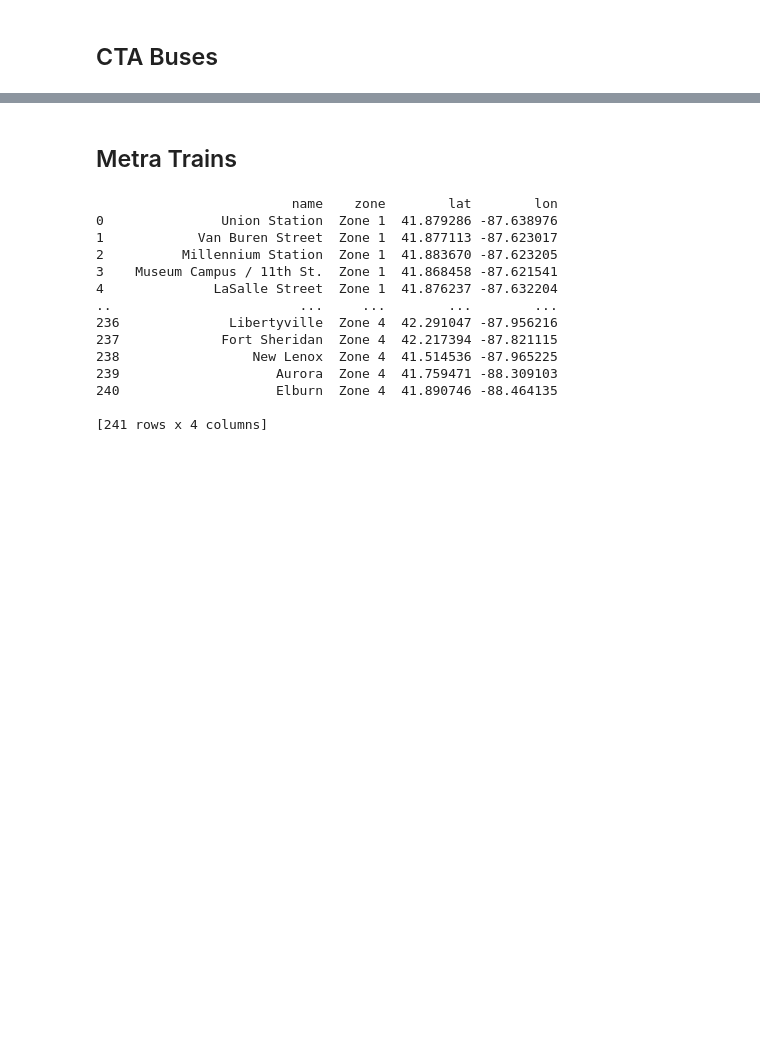
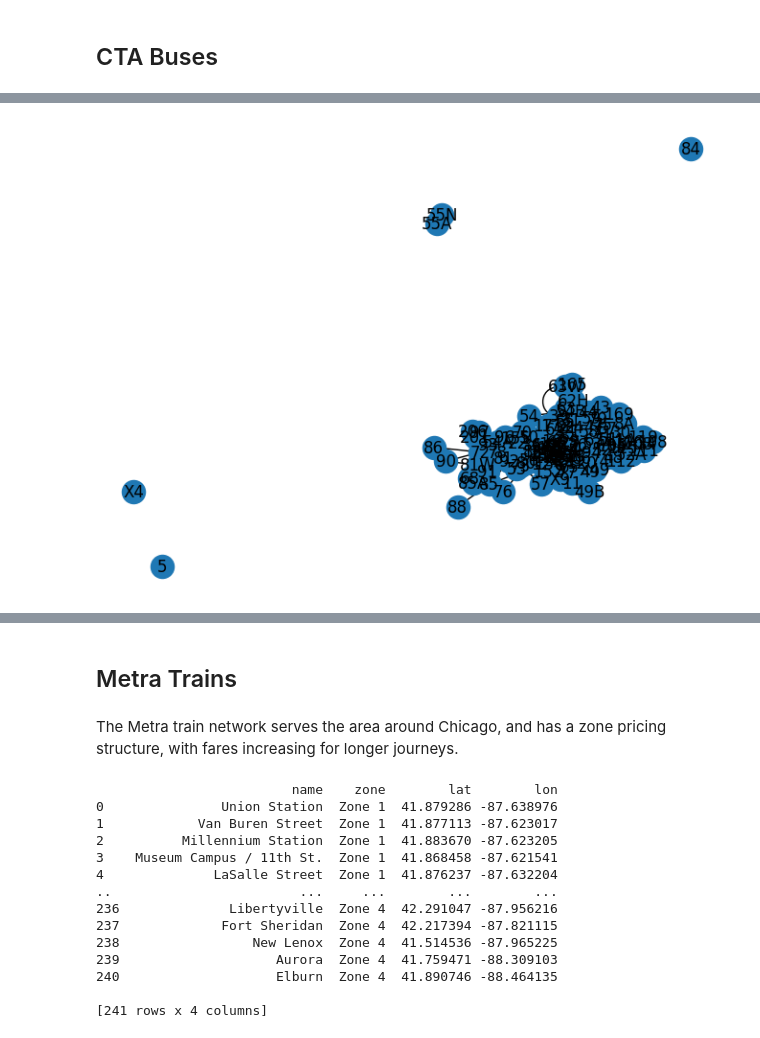
Before and after one commit to largaret/isofare-mapping, a Jupyter notebook: isofare-final.ipynb, the cells around one changed output, grey strips where cells are left out. Cells and saved outputs as stored; diff of their text form; code cells hidden in the pictures; blank space fills up the shorter version.

```diff
--- a/isofare-final.ipynb
+++ b/isofare-final.ipynb
@@ -164,6 +166,6 @@ nx.draw(l_lines_graph, with_labels=True)
 # %%
 # bus data
-cta_bus_routes = gpd.read_file("data/chi/CTA_Bus_Routes_20260506.zip").to_crs(CRS)
+cta_bus_routes = gpd.read_file("https://data.cityofchicago.org/resource/6uva-a5ei.geojson").to_crs(CRS)
 # %%
 bus_routes_graph = nx.Graph()
 bus_routes_graph.add_nodes_from(cta_bus_routes["route"])
@@ -174,7 +177,7 @@ cta_bus_stops = cta_bus_stops[cta_bus_stops["routes"].notna()].to_crs(CRS)
 # %%
 # identify the closest node on the street network
 bus_stop_nodes, bus_dist_to_closest = ox.nearest_nodes(
-    chi_osmnx_data["walk"],
+    city_data[CHI]["walk"],
     cta_bus_stops.geometry.x, cta_bus_stops.geometry.y,
     return_dist=True,
 )
@@ -188,14 +191,20 @@ bus_stop_coords = {
     for _, row in cta_bus_stops.iterrows()
 }
 
-bus_stops_dict  = {}   # public_nam  -> [route, ...]
-bus_routes_dict = {}   # route       -> [public_nam, ...]
+bus_stops_dict  = {}
+bus_routes_dict = {}
+
+valid_routes = set(cta_bus_routes["route"])
 
 for _, stop in cta_bus_stops.iterrows():
-    bus_stops_dict[stop.public_nam] = bus_stops_dict.get(stop.public_nam, []) + stop.routes
-    for route in stop.routes:
+    clean_routes = [r for r in stop.routes if r in valid_routes]
+    if not clean_routes:
+        continue
+
+    bus_stops_dict[stop.public_nam] = bus_stops_dict.get(stop.public_nam, []) + clean_routes
+    for route in clean_routes:
         bus_routes_dict[route] = bus_routes_dict.get(route, []) + [stop.public_nam]
-    for pair in combinations(stop.routes, r=2):
+    for pair in combinations(clean_routes, r=2):
         bus_routes_graph.add_edge(*pair)
 
 bus_stops_dict = {k: list(set(v)) for k, v in bus_stops_dict.items()}
@@ -204,7 +213,12 @@ nx.set_node_attributes(bus_routes_graph, bus_routes_dict, name="stops")
 
 bus_stop_to_node_dict = cta_bus_stops.set_index("public_nam")["closest_node"].to_dict()
 node_to_bus_stop_dict = cta_bus_stops.set_index("closest_node")["public_nam"].to_dict()
-nx.set_node_attributes(chi_osmnx_data["walk"], node_to_bus_stop_dict, name="bus_stop_name")
+nx.set_node_attributes(city_data[CHI]["walk"], node_to_bus_stop_dict, name="bus_stop_name")
+# %%
+# Visual check that bus_routes_graph looks reasonable:
+nx.draw(bus_routes_graph, with_labels=True)
+# %% [output]
+[figure, added]
 # %%
 cta_bus_stops.head()
 # %% [output]
@@ -216,6 +230,8 @@ cta_bus_stops.head()
 | 4 | 4484.0 | ARCHER | DAMEN | SWB | NS | 62 | N62 | CHICAGO | Archer & Damen | POINT (-87.67518 41.83201) | ... |
 # %% [markdown]
 ## Metra Trains
+# %% [markdown]
+The Metra train network serves the area around Chicago, and has a zone pricing structure, with fares increasing for longer journeys.
 # %%
 #https://www.google.com/maps/d/u/0/viewer?mid=1DgjdcmNOBkOb2sNkZniUMfchyWrjuu0&ll=42.00505398907377%2C-88.08259&z=9
 
```
Also changed, not shown: parts of 64 cells of this notebook, 2 other files.
